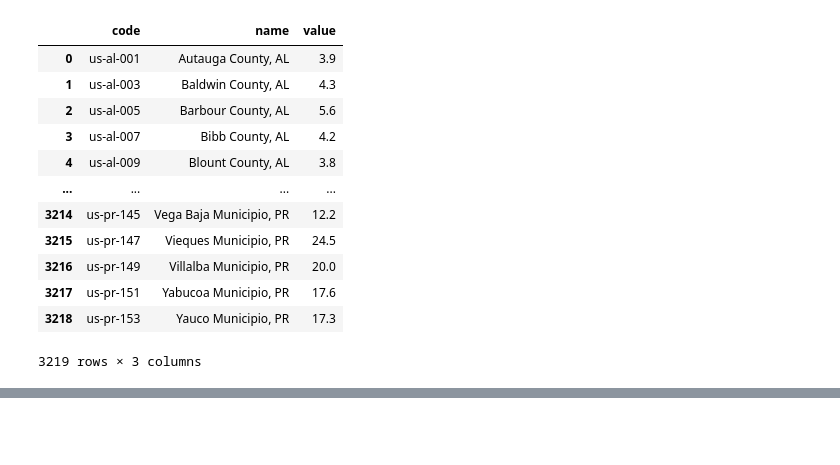
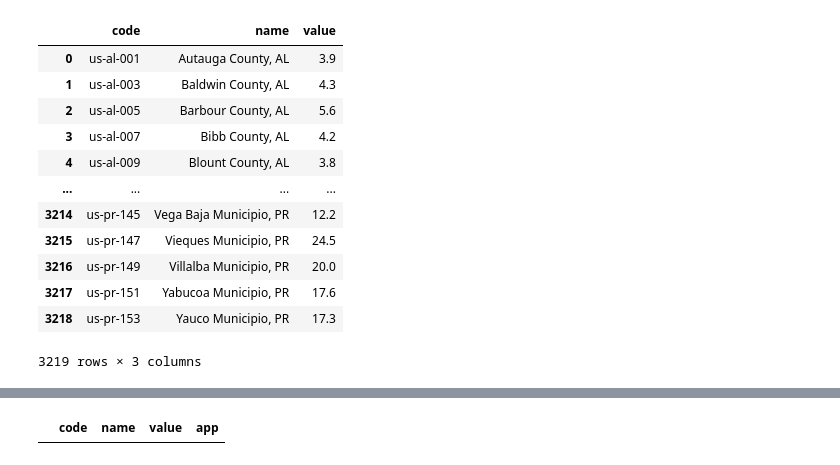
Before and after one commit to george-simon/US-Food-Deserts-Project2, a Jupyter notebook: resources/data/national-counties-highchart.ipynb, the cells around one changed output, grey strips where cells are left out. Cells and saved outputs as stored; diff of their text form; code cells hidden in the pictures; blank space fills up the shorter version.

```diff
--- a/resources/data/national-counties-highchart.ipynb
+++ b/resources/data/national-counties-highchart.ipynb
@@ -140,0 +169,6 @@ read_df
+# %%
+#clean json data PR -> Puerto Rice
+clean_df = read_df.loc[read_df['name'] == 'Imperial']
+clean_df
+# %% [output]
+|  | code | name | value | app |
```
Also changed, not shown: parts of 2 cells of this notebook.
